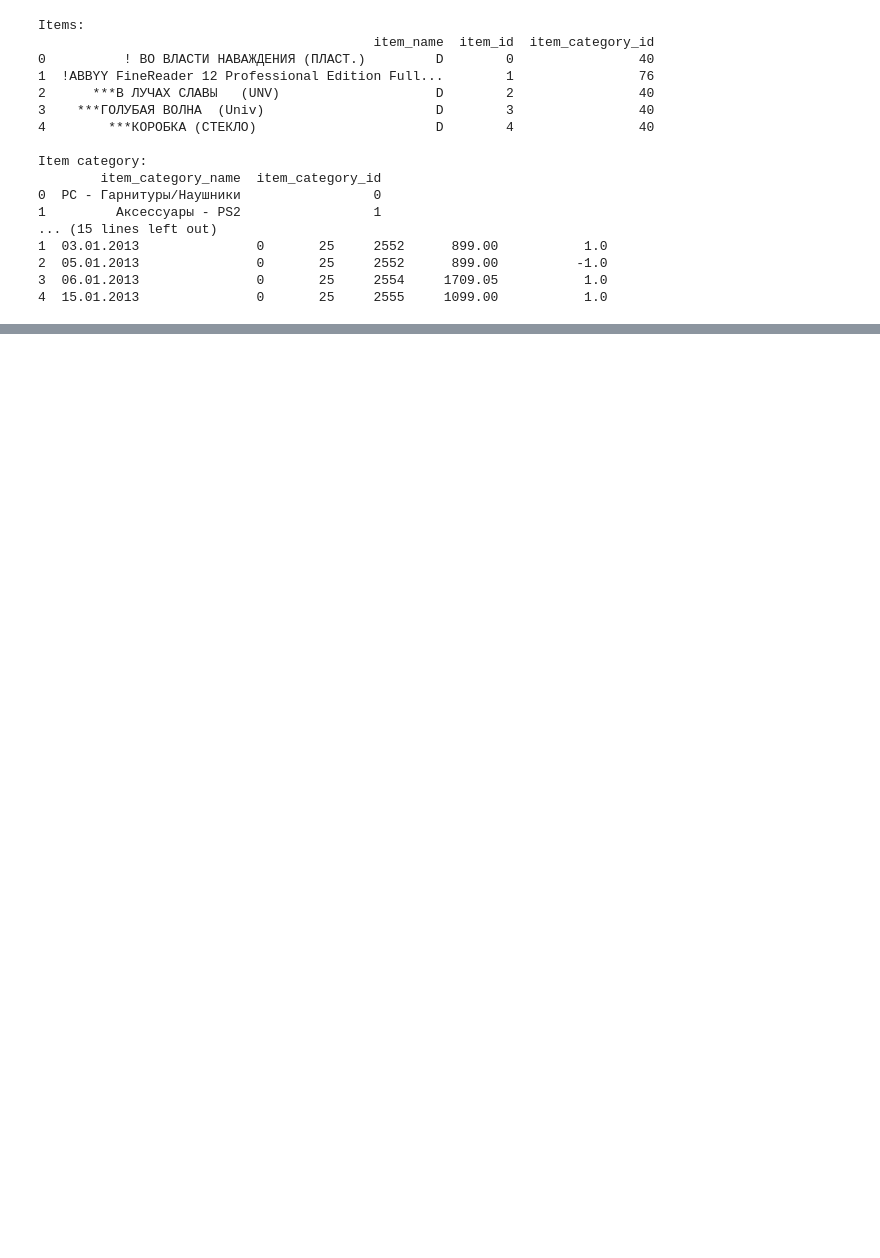
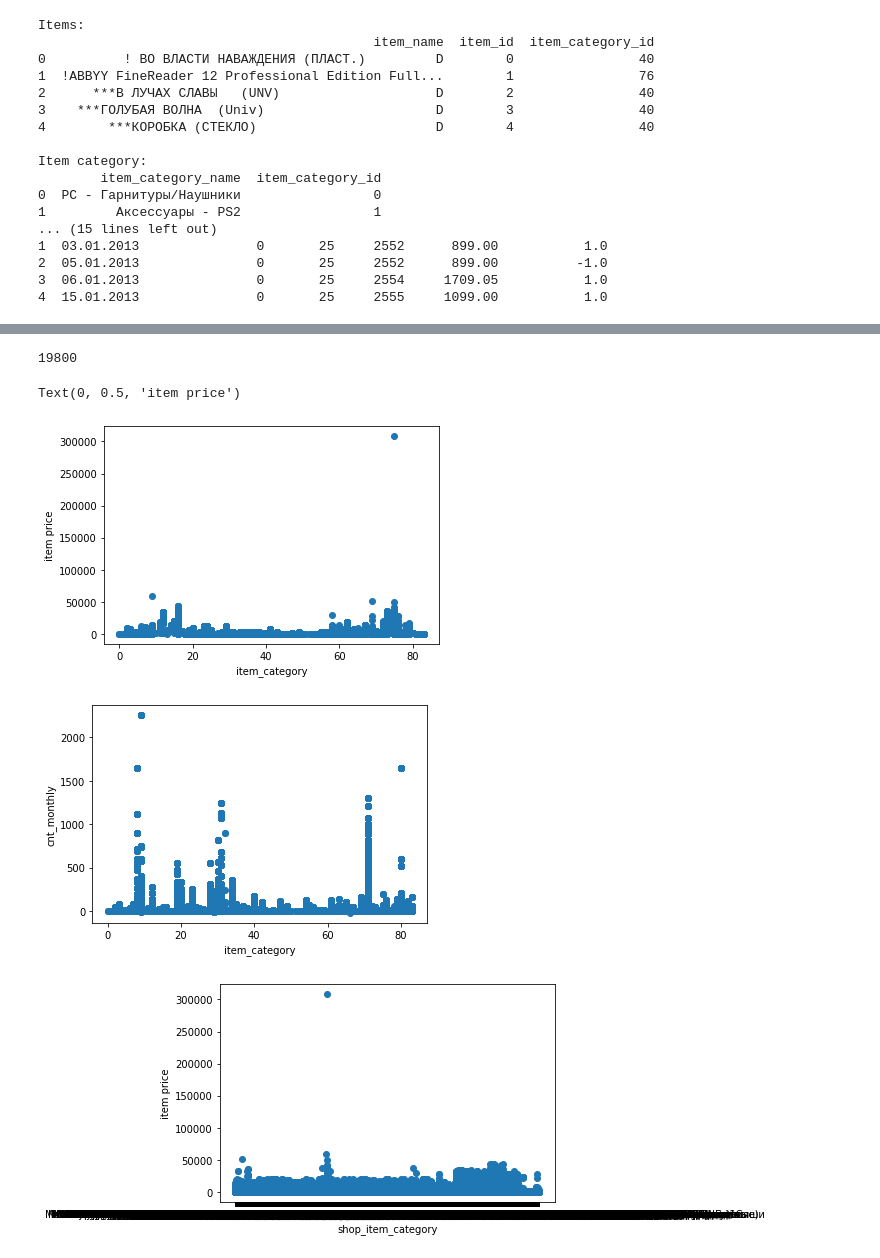
Before and after one commit to laurence-lin/Kaggle_competition, a Jupyter notebook: course_final_project/final_project_EDA.ipynb, the cells around one changed output, grey strips where cells are left out. Drawn from its saved outputs; the diff is of its cells as text; code cells hidden in the pictures; blank space fills up the shorter version.

```diff
--- a/course_final_project/final_project_EDA.ipynb
+++ b/course_final_project/final_project_EDA.ipynb
@@ -313,0 +339,6 @@ print('OOF R2 score:', out_score)
+# %%
+train['y_m'] = train['year'].astype(str) + train['month'].astype(str)
+train['shop_item'] = train['shop_name'] + train['item_name']
+train['shop_item_cat'] = train['shop_name'] + train['item_category_name']
+train['y_m_shop_item'] = train['year'].astype(str) + train['month'].astype(str) + train['shop_name'] + train['item_name']
+train['y_m_shop_cat'] = train['year'].astype(str) + train['month'].astype(str) + train['shop_name'] + train['item_category_name']
@@ -313,0 +356,32 @@ print('OOF R2 score:', out_score)
+# %%
+#Convert category features by encoder
+from sklearn.preprocessing import LabelEncoder
+
+encoder = LabelEncoder()
+cat_feature = train_.select_dtypes(include = 'object')
+
+gc.collect()
+# %% [output]
+19800
+# %%
+# Correlation between features
+
+plt.figure(1)
+plt.scatter(train['item_category_id'], train['item_price'])
+plt.xlabel('item_category')
+plt.ylabel('item price')
+
+plt.figure(2)
+plt.scatter(train['item_category_id'], train['cnt_monthly'])
+plt.xlabel('item_category')
+plt.ylabel('cnt_monthly')
+
+plt.figure(3)
+plt.scatter(train['shop_item_cat'], train['item_price'])
+plt.xlabel('shop_item_category')
+plt.ylabel('item price')
+# %% [output]
+Text(0, 0.5, 'item price')
+[figure, added]
+[figure, added]
+[figure, added]
```
Also changed, not shown: parts of 43 cells of this notebook.
